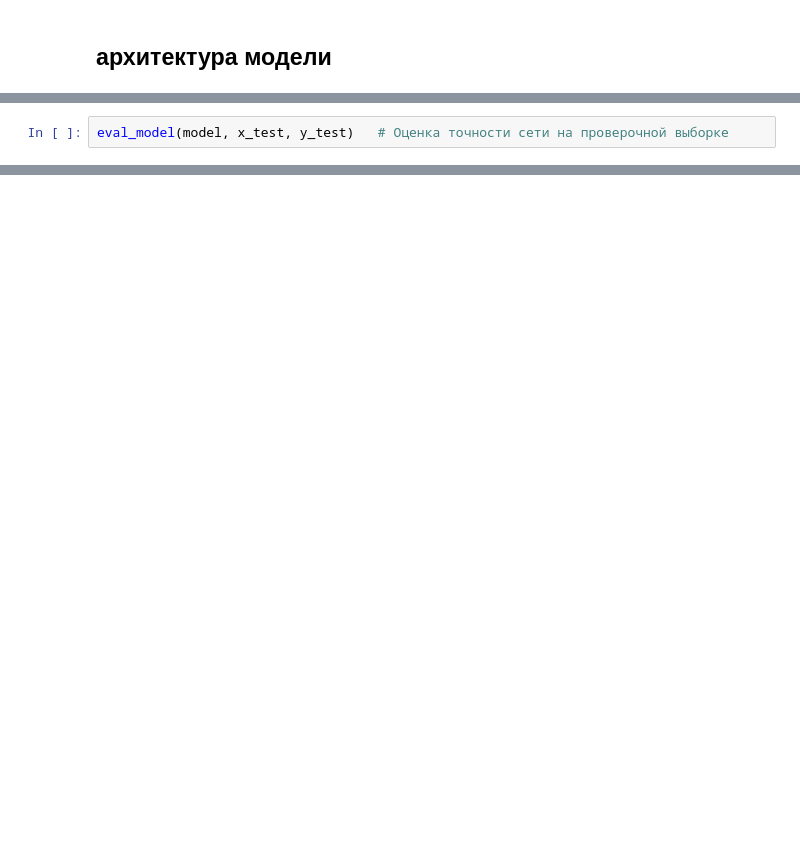
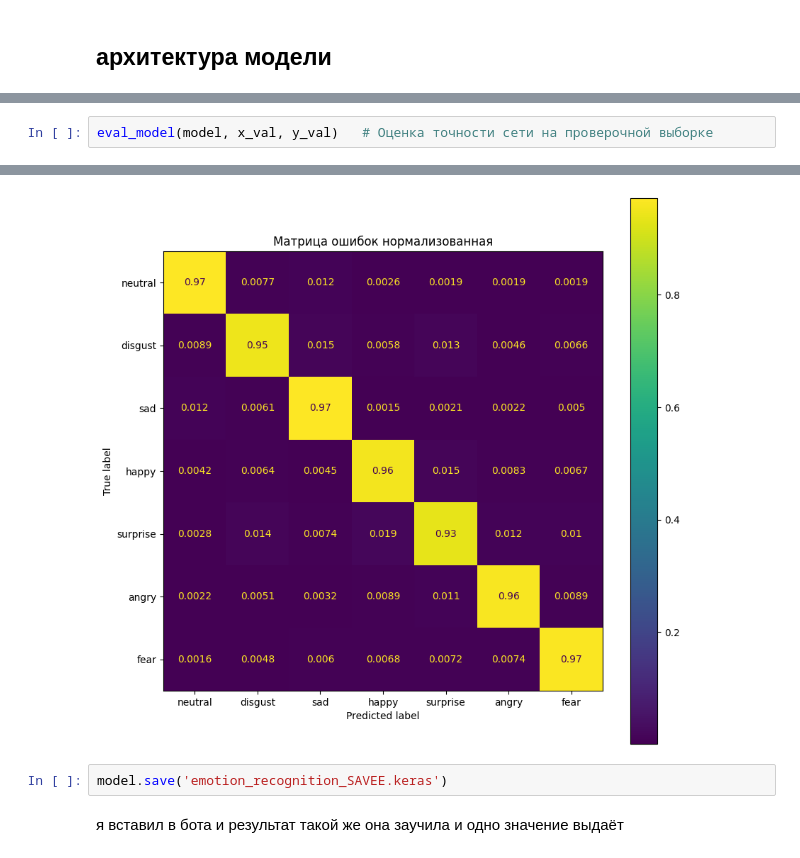
Before and after one commit to tihunn/emotion_testing, a Jupyter notebook: emotional_testing.ipynb, the cells around one changed output, grey strips where cells are left out. Saved outputs shown, nothing was run; the diff lists cells and outputs as text; blank space fills up the shorter version.

```diff
--- a/emotional_testing.ipynb
+++ b/emotional_testing.ipynb
@@ -705,2 +778,3 @@ Epoch 24/100
 # %%
-eval_model(model, x_test, y_test)   # Оценка точности сети на проверочной выборке
+eval_model(model, x_val, y_val)   # Оценка точности сети на проверочной выборке
+# %% [output]
@@ -706,0 +784,5 @@ eval_model(model, x_test, y_test)   # Оценка точности сети н
+[figure, added]
+# %%
+model.save('emotion_recognition_SAVEE.keras')
+# %% [markdown]
+я вставил в бота и результат такой же она заучила и одно значение выдаёт
```
Also changed, not shown: parts of 11 cells of this notebook.
